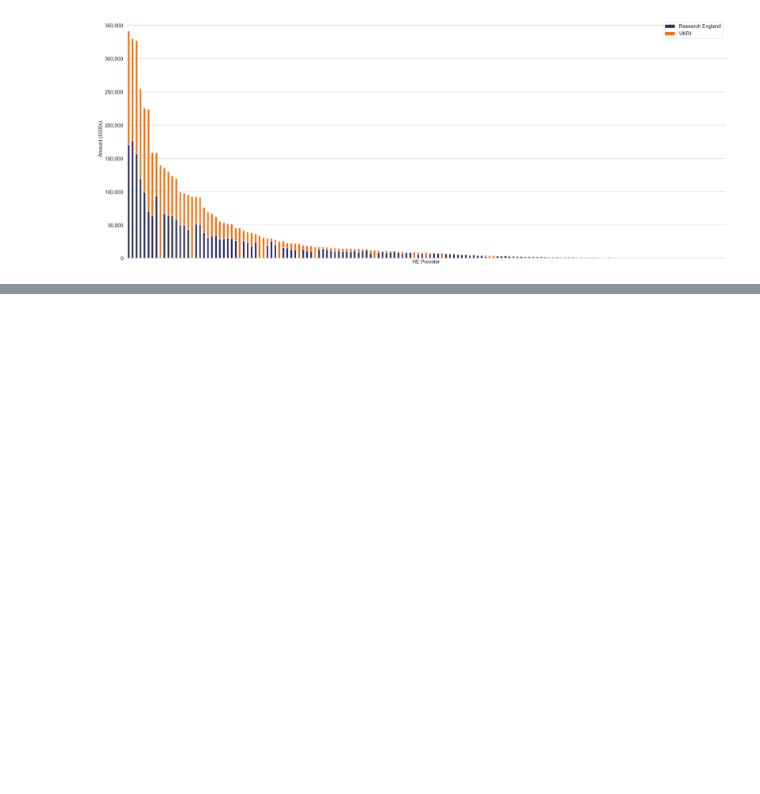
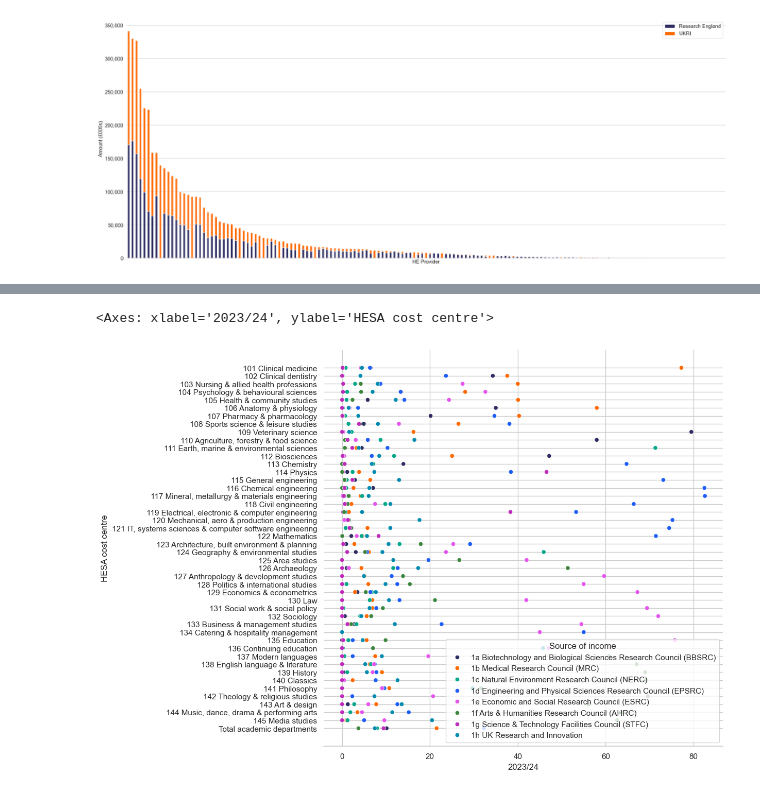
Before and after one commit to marthaisabelhilton/Allocations-2025, a Jupyter notebook: HESA table 5.ipynb, the cells around one changed output, grey strips where cells are left out. Saved outputs shown, nothing was run; the diff lists cells and outputs as text; code cells hidden in the pictures; blank space fills up the shorter version.

```diff
--- a/HESA table 5.ipynb
+++ b/HESA table 5.ipynb
@@ -756,0 +545,15 @@ data_bar
+# %%
+filtered_ukri.drop(columns=['Source of income group'], inplace=True)
+# %%
+data_percentage = filtered_ukri.copy()
+
+
+data_percentage[data_percentage.columns[2:]] = data_percentage.groupby('HESA cost centre')[data_percentage.columns[2:]].transform(lambda x: x / x.sum() * 100)
+
+
+plt.figure(figsize=(10,10))
+
+sns.scatterplot(data=data_percentage, y='HESA cost centre', x='2023/24', hue='Source of income', ax=plt.gca())
+# %% [output]
+<Axes: xlabel='2023/24', ylabel='HESA cost centre'>
+[figure, added]
```
Also changed, not shown: parts of 43 cells of this notebook, 1 other file.
